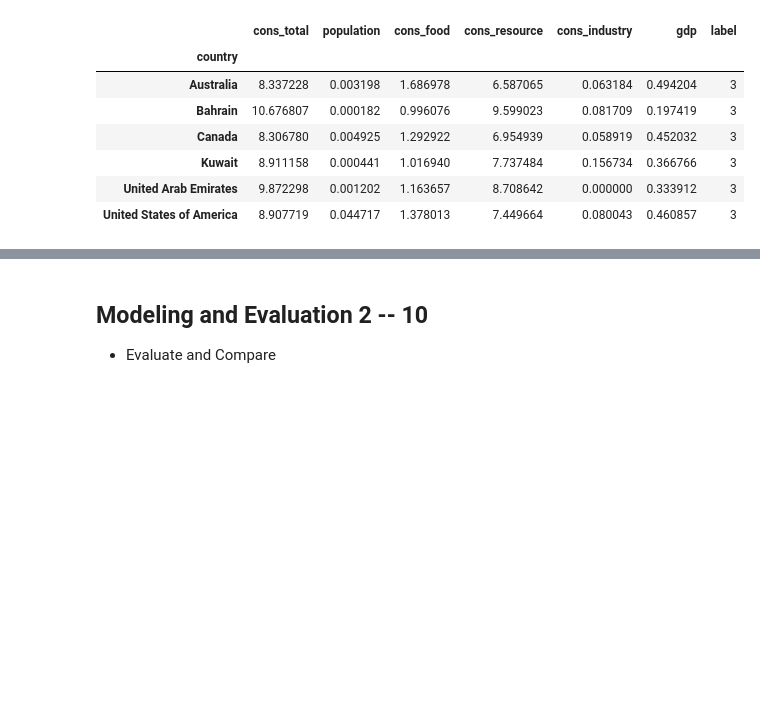
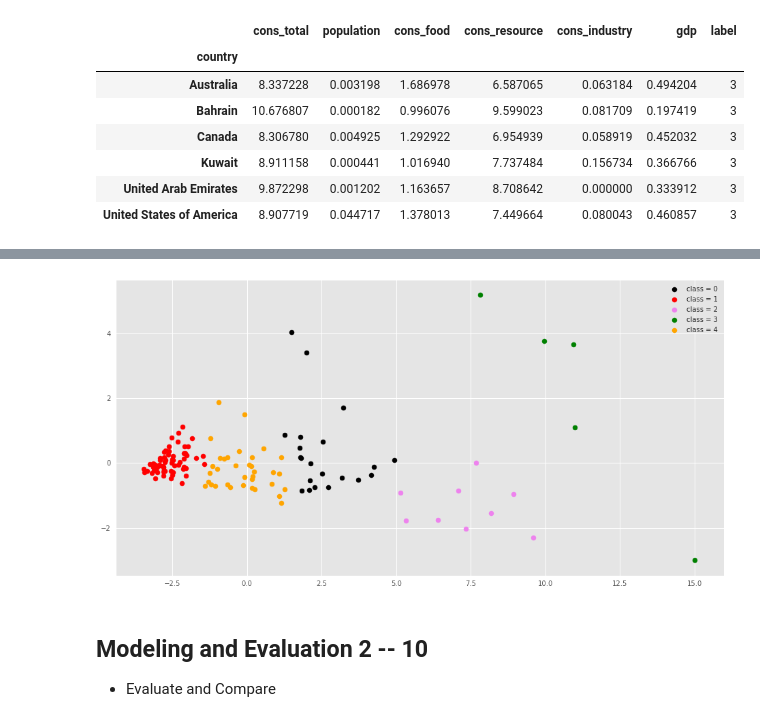
Before and after one commit to tdeason416/DS7331_grp3, a Jupyter notebook: Draft_3.ipynb, the cells around one changed output, grey strips where cells are left out. Cells and saved outputs as stored; diff of their text form; code cells hidden in the pictures; blank space fills up the shorter version.

```diff
--- a/Draft_3.ipynb
+++ b/Draft_3.ipynb
@@ -435,3 +514,7 @@ consume_df[consume_df['label'] == 3]
+# %%
+export_df = plot_kmean(mtype='prod')
+# %% [output]
+[figure, added]
 # %% [markdown]
 ## Modeling and Evaluation 2 -- 10
 * Evaluate and Compare
```
Also changed, not shown: parts of 15 cells of this notebook.
